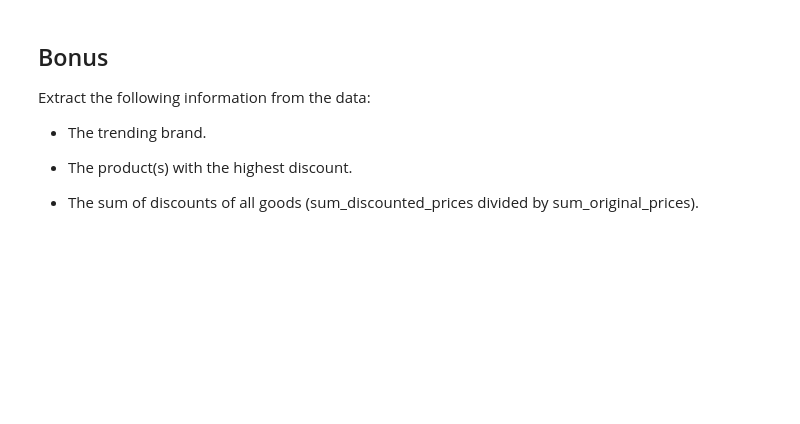
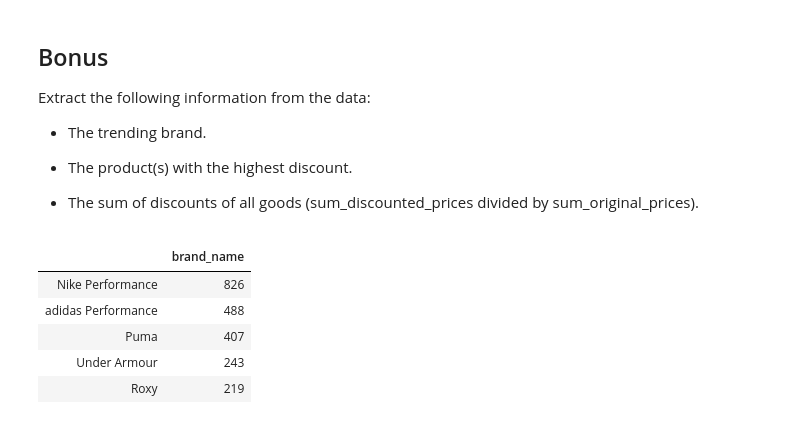
Before and after one commit to ta-datapt-bcn/lab-parsing-API-data, a Jupyter notebook: your-code/main.ipynb, the cells around one changed output. Drawn from its saved outputs; the diff is of its cells as text; code cells hidden in the pictures; blank space fills up the shorter version.

```diff
--- a/your-code/main.ipynb
+++ b/your-code/main.ipynb
@@ -91,3 +122,12 @@ Extract the following information from the data:
 * The sum of discounts of all goods (sum_discounted_prices divided by sum_original_prices).
 # %%
 # your code here
+brands = pd.DataFrame(data['brand_name'].value_counts())
+brands.head()
+# %% [output]
+|  | brand_name |
+| Nike Performance | 826 |
+| adidas Performance | 488 |
+| Puma | 407 |
+| Under Armour | 243 |
+| Roxy | 219 |
```
Also changed, not shown: parts of 2 cells of this notebook.
